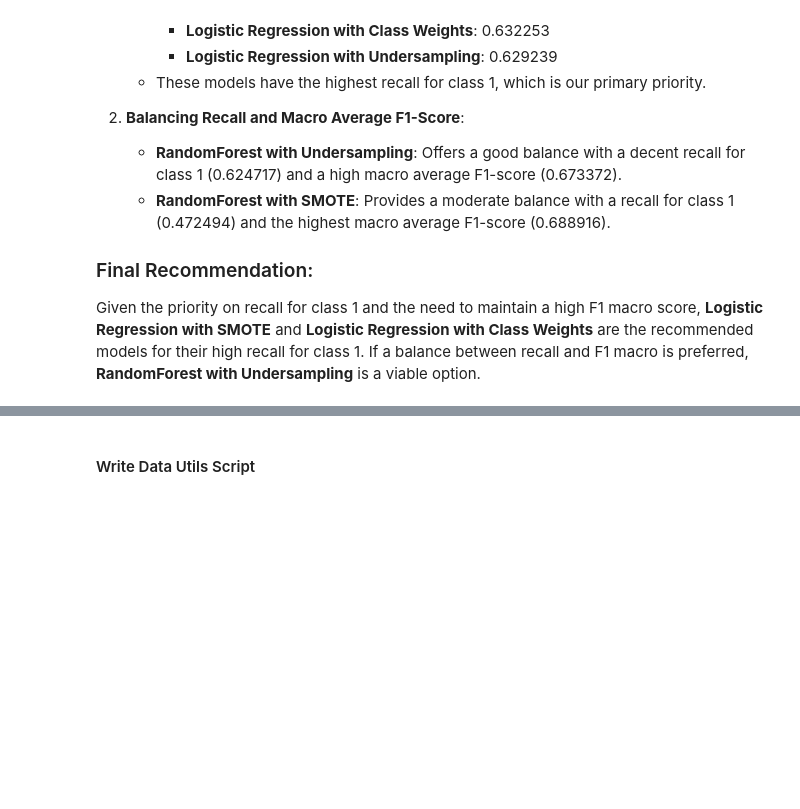
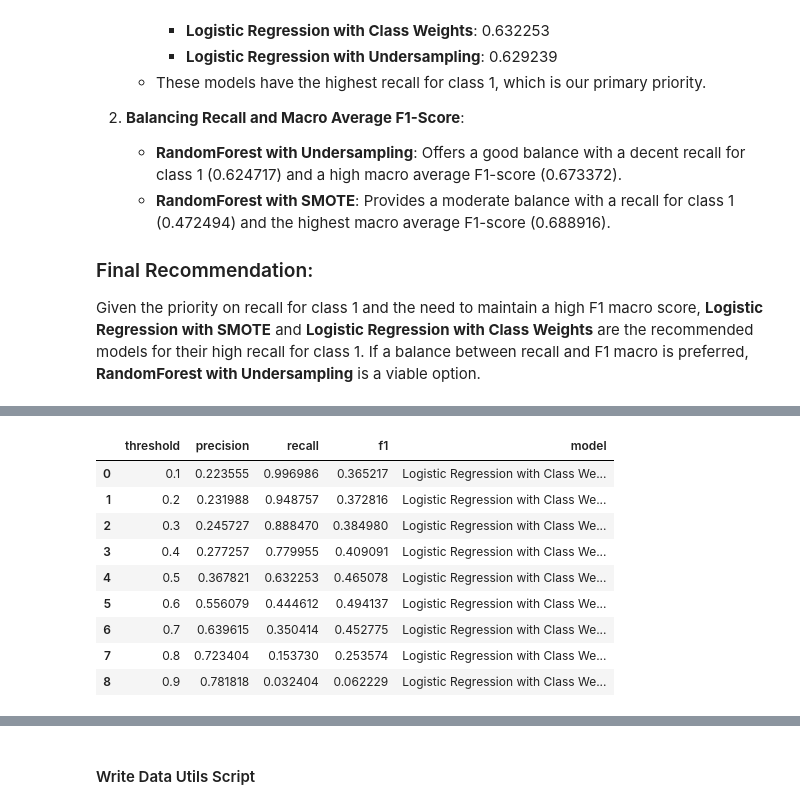
Before and after one commit to micah-shull/Machine_Learning_Pipelines, a Jupyter notebook: pipelines_09_class_imbalance.ipynb, the cells around one changed output, grey strips where cells are left out. Saved outputs shown, nothing was run; the diff lists cells and outputs as text; code cells hidden in the pictures; blank space fills up the shorter version.

```diff
--- a/pipelines_09_class_imbalance.ipynb
+++ b/pipelines_09_class_imbalance.ipynb
@@ -449,0 +504,14 @@ Given the priority on recall for class 1 and the need to maintain a high F1 macr
+# %%
+results_log_reg_weighted['model'] = 'Logistic Regression with Class Weights'
+results_log_reg_weighted
+# %% [output]
+|  | threshold | precision | recall | f1 | model |
+| 0 | 0.1 | 0.223555 | 0.996986 | 0.365217 | Logistic Regression with Class We... |
+| 1 | 0.2 | 0.231988 | 0.948757 | 0.372816 | Logistic Regression with Class We... |
+| 2 | 0.3 | 0.245727 | 0.888470 | 0.384980 | Logistic Regression with Class We... |
+| 3 | 0.4 | 0.277257 | 0.779955 | 0.409091 | Logistic Regression with Class We... |
+| 4 | 0.5 | 0.367821 | 0.632253 | 0.465078 | Logistic Regression with Class We... |
+| 5 | 0.6 | 0.556079 | 0.444612 | 0.494137 | Logistic Regression with Class We... |
+| 6 | 0.7 | 0.639615 | 0.350414 | 0.452775 | Logistic Regression with Class We... |
+| 7 | 0.8 | 0.723404 | 0.153730 | 0.253574 | Logistic Regression with Class We... |
+| 8 | 0.9 | 0.781818 | 0.032404 | 0.062229 | Logistic Regression with Class We... |
```
Also changed, not shown: parts of 11 cells of this notebook.
